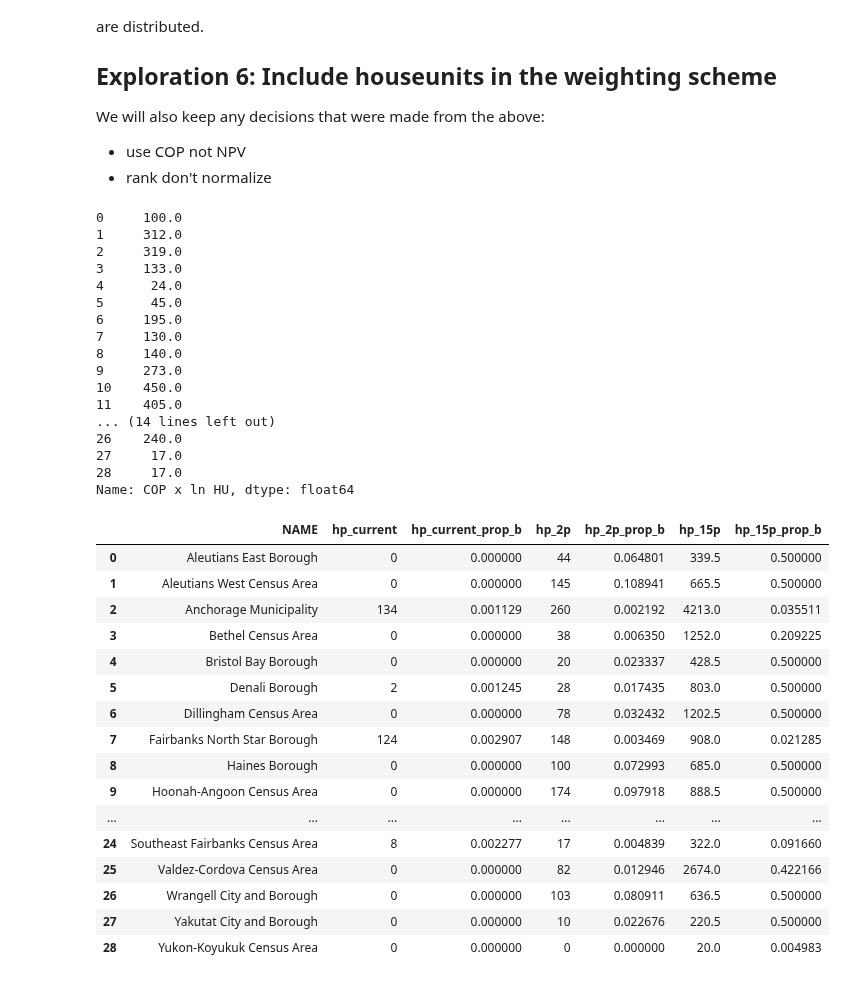
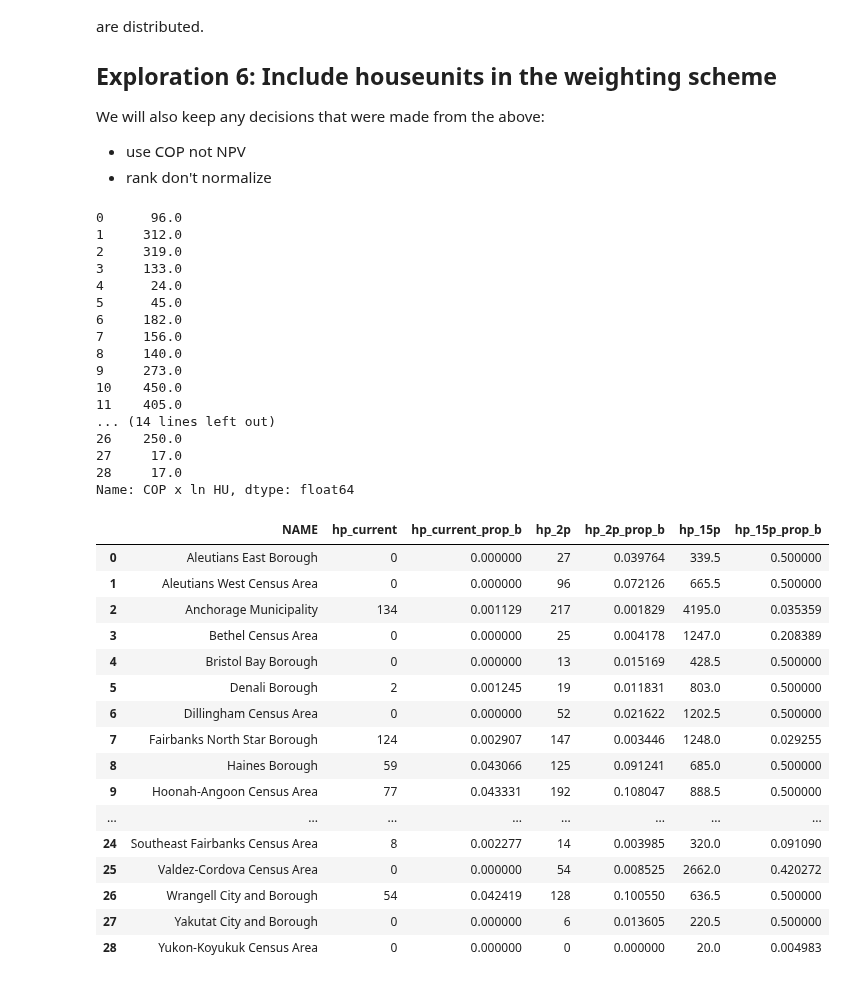
Before and after one commit to uwescience/DSSG2023-Heating-Loads, a Jupyter notebook: Code/exploreDistributionOfHP.ipynb, the cells around one changed output. Saved outputs shown, nothing was run; the diff lists cells and outputs as text; code cells hidden in the pictures.

```diff
--- a/Code/exploreDistributionOfHP.ipynb
+++ b/Code/exploreDistributionOfHP.ipynb
@@ -12,5 +16,5 @@ Load in the base simulation data to get `COP` and `NPV`.
 # %%
-baseSim = pd.read_excel('../DSSG2023-Heating-Loads-Data/alanMitchellData/simulation_data/results_baseCase.xlsx', index_col = 0)
+baseSim = pd.read_excel('../DSSG2023-Heating-Loads-Data/heatPumpCal/baseSim/results_baseCase.xlsx', index_col = 0)
 # %%
 baseSim.columns
 # %% [output]
@@ -103,8 +107,8 @@ total_hu
 # %% [output]
 326200.0
 # %%
-df['hp_current'] = [0, 0, 134, 0, 0, 2, 0, 124, 0, 0, 2000, 66, 0, 0, 0, 0, 66, 0, 0, 76, 0, 0, 0, 0, 8,
-                    0, 0, 0, 0]
+df['hp_current'] = [0, 0, 134, 0, 0, 2, 0, 124, 59, 77, 2000, 66, 600, 0, 0, 0, 66, 0, 0, 76, 72, 50, 400, 53, 8,
+                    0, 54, 0, 0]
 
 current_hp = df['hp_current'].sum()
 current_hp
@@ -579,20 +566,20 @@ df2_ranked['new']= df2_ranked['COP x ln HU'] * df2_ranked['COP']
 df2_ranked[['NAME', 'COP', 'COP x ln HU', 'COP x norm(HU)', 'new']].sort_values(by='COP x norm(HU)')
 df2_ranked['COP x ln HU'] * df2_ranked['COP'].to_list()
 # %% [output]
-0     100.0
+0      96.0
 1     312.0
 2     319.0
 3     133.0
 4      24.0
 5      45.0
-6     195.0
-7     130.0
+6     182.0
+7     156.0
 8     140.0
 9     273.0
 10    450.0
 11    405.0
 ... (14 lines left out)
-26    240.0
+26    250.0
 27     17.0
 28     17.0
 Name: COP x ln HU, dtype: float64
@@ -664,26 +651,25 @@ adoption_15p_cop_pop_50['hp_15p'] = hp_15p_r1_pop_50
 adoption_15p_cop_pop_50['hp_15p_prop_b'] = hp_15p_r1_pop_50 / adoption_15p_cop_pop_50['HOUSEUNITS']
 adoption_15p_cop_pop_50['hp_current_prop_b'] = adoption_15p_cop_pop_50['hp_current'] / adoption_15p_cop_pop_50['HOUSEUNITS']
 # %%
-export = adoption_15p_cop_pop_50[['NAME', 'hp_current', 'hp_current_prop_b', 'hp_2p', 'hp_2p_prop_b',
+export2_15 = adoption_15p_cop_pop_50[['NAME', 'hp_current', 'hp_current_prop_b', 'hp_2p', 'hp_2p_prop_b',
                          'hp_15p', 'hp_15p_prop_b']]
-#export.to_csv('adoption_scenarios_by_cop_and_pop_max_50p_sat_pretty.csv')
 # %%
-export
+export2_15
 # %% [output]
 |  | NAME | hp_current | hp_current_prop_b | hp_2p | hp_2p_prop_b | hp_15p | hp_15p_prop_b |
-| 0 | Aleutians East Borough | 0 | 0.000000 | 44 | 0.064801 | 339.5 | 0.500000 |
-| 1 | Aleutians West Census Area | 0 | 0.000000 | 145 | 0.108941 | 665.5 | 0.500000 |
-| 2 | Anchorage Municipality | 134 | 0.001129 | 260 | 0.002192 | 4213.0 | 0.035511 |
-| 3 | Bethel Census Area | 0 | 0.000000 | 38 | 0.006350 | 1252.0 | 0.209225 |
-| 4 | Bristol Bay Borough | 0 | 0.000000 | 20 | 0.023337 | 428.5 | 0.500000 |
-| 5 | Denali Borough | 2 | 0.001245 | 28 | 0.017435 | 803.0 | 0.500000 |
-| 6 | Dillingham Census Area | 0 | 0.000000 | 78 | 0.032432 | 1202.5 | 0.500000 |
-| 7 | Fairbanks North Star Borough | 124 | 0.002907 | 148 | 0.003469 | 908.0 | 0.021285 |
-| 8 | Haines Borough | 0 | 0.000000 | 100 | 0.072993 | 685.0 | 0.500000 |
-| 9 | Hoonah-Angoon Census Area | 0 | 0.000000 | 174 | 0.097918 | 888.5 | 0.500000 |
+| 0 | Aleutians East Borough | 0 | 0.000000 | 27 | 0.039764 | 339.5 | 0.500000 |
+| 1 | Aleutians West Census Area | 0 | 0.000000 | 96 | 0.072126 | 665.5 | 0.500000 |
+| 2 | Anchorage Municipality | 134 | 0.001129 | 217 | 0.001829 | 4195.0 | 0.035359 |
+| 3 | Bethel Census Area | 0 | 0.000000 | 25 | 0.004178 | 1247.0 | 0.208389 |
+| 4 | Bristol Bay Borough | 0 | 0.000000 | 13 | 0.015169 | 428.5 | 0.500000 |
+| 5 | Denali Borough | 2 | 0.001245 | 19 | 0.011831 | 803.0 | 0.500000 |
+| 6 | Dillingham Census Area | 0 | 0.000000 | 52 | 0.021622 | 1202.5 | 0.500000 |
+| 7 | Fairbanks North Star Borough | 124 | 0.002907 | 147 | 0.003446 | 1248.0 | 0.029255 |
+| 8 | Haines Borough | 59 | 0.043066 | 125 | 0.091241 | 685.0 | 0.500000 |
+| 9 | Hoonah-Angoon Census Area | 77 | 0.043331 | 192 | 0.108047 | 888.5 | 0.500000 |
 | ... | ... | ... | ... | ... | ... | ... | ... |
-| 24 | Southeast Fairbanks Census Area | 8 | 0.002277 | 17 | 0.004839 | 322.0 | 0.091660 |
-| 25 | Valdez-Cordova Census Area | 0 | 0.000000 | 82 | 0.012946 | 2674.0 | 0.422166 |
-| 26 | Wrangell City and Borough | 0 | 0.000000 | 103 | 0.080911 | 636.5 | 0.500000 |
-| 27 | Yakutat City and Borough | 0 | 0.000000 | 10 | 0.022676 | 220.5 | 0.500000 |
+| 24 | Southeast Fairbanks Census Area | 8 | 0.002277 | 14 | 0.003985 | 320.0 | 0.091090 |
+| 25 | Valdez-Cordova Census Area | 0 | 0.000000 | 54 | 0.008525 | 2662.0 | 0.420272 |
+| 26 | Wrangell City and Borough | 54 | 0.042419 | 128 | 0.100550 | 636.5 | 0.500000 |
+| 27 | Yakutat City and Borough | 0 | 0.000000 | 6 | 0.013605 | 220.5 | 0.500000 |
 | 28 | Yukon-Koyukuk Census Area | 0 | 0.000000 | 0 | 0.000000 | 20.0 | 0.004983 |
```
Also changed, not shown: parts of 28 cells of this notebook, 4 other files.
